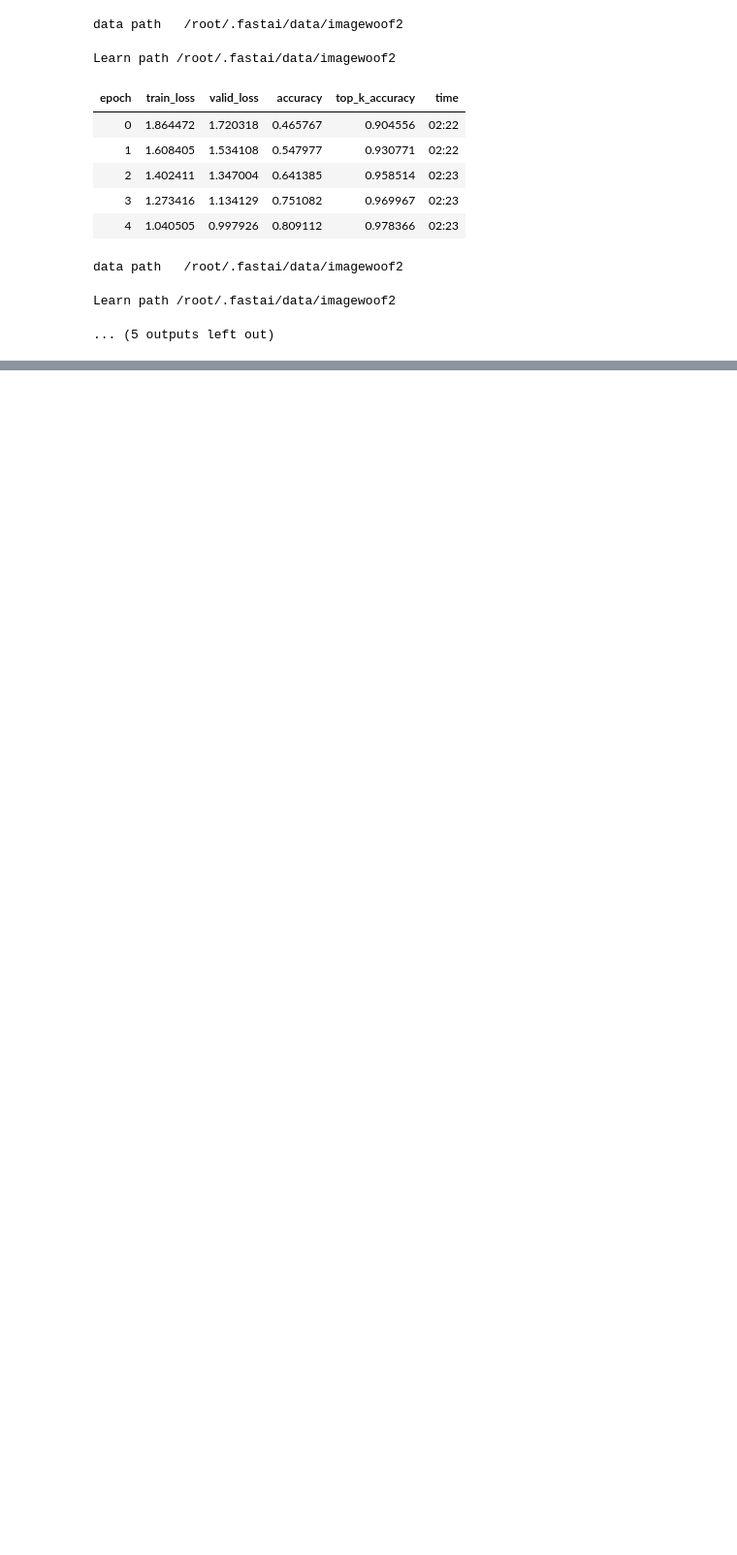
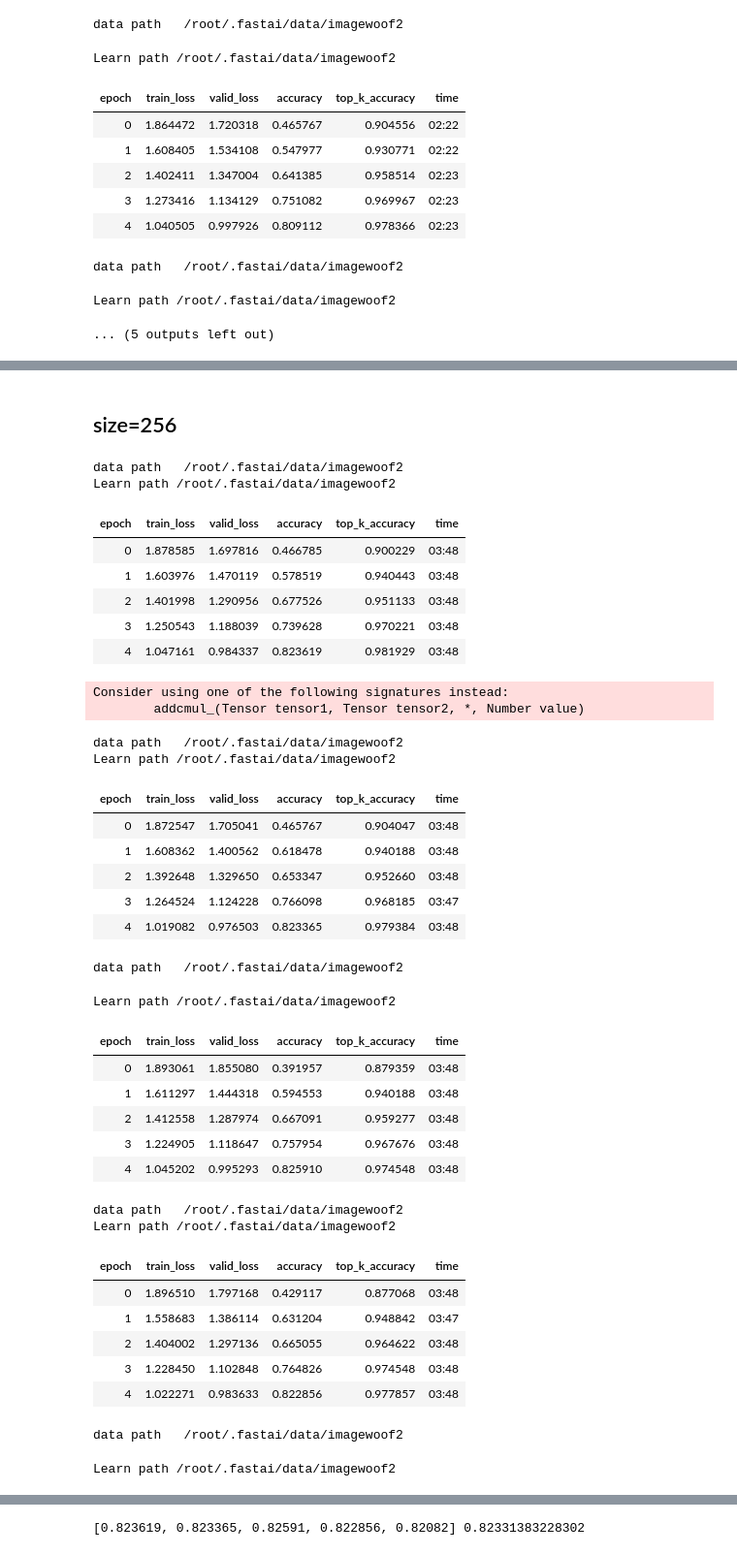
Before and after one commit to BoaEi/imagenette_experiments, a Jupyter notebook: Woof_ResNet_separable.ipynb, the cells around one changed output, grey strips where cells are left out. Shown at 97% size. Cells and saved outputs as stored; diff of their text form; code cells hidden in the pictures; blank space fills up the shorter version.

```diff
--- a/Woof_ResNet_separable.ipynb
+++ b/Woof_ResNet_separable.ipynb
@@ -377,0 +435,46 @@ print([round(x, 6) for x in res], sum(res)/len(res))
+# %% [markdown]
+## size=256
+# %%
+for epochs in [5]*5:
+    mixup=0 if epochs<=20 else 0.2
+    learn = get_learn(model=model, size=256, bs=16, mixup=mixup)
+    learn.fit_fc(epochs, lr=4e-3, moms=(0.95,0.95), start_pct=0.72)
+    res += [learn.recorder.metrics[-1][0].item()]
+print([round(x, 6) for x in res], sum(res)/len(res))
+# %% [output]
+data path   /root/.fastai/data/imagewoof2
+Learn path /root/.fastai/data/imagewoof2
+| epoch | train_loss | valid_loss | accuracy | top_k_accuracy | time |
+| 0 | 1.878585 | 1.697816 | 0.466785 | 0.900229 | 03:48 |
+| 1 | 1.603976 | 1.470119 | 0.578519 | 0.940443 | 03:48 |
+| 2 | 1.401998 | 1.290956 | 0.677526 | 0.951133 | 03:48 |
+| 3 | 1.250543 | 1.188039 | 0.739628 | 0.970221 | 03:48 |
+| 4 | 1.047161 | 0.984337 | 0.823619 | 0.981929 | 03:48 |
+Consider using one of the following signatures instead:
+        addcmul_(Tensor tensor1, Tensor tensor2, *, Number value)
+data path   /root/.fastai/data/imagewoof2
+Learn path /root/.fastai/data/imagewoof2
+| epoch | train_loss | valid_loss | accuracy | top_k_accuracy | time |
+| 0 | 1.872547 | 1.705041 | 0.465767 | 0.904047 | 03:48 |
+| 1 | 1.608362 | 1.400562 | 0.618478 | 0.940188 | 03:48 |
+| 2 | 1.392648 | 1.329650 | 0.653347 | 0.952660 | 03:48 |
+| 3 | 1.264524 | 1.124228 | 0.766098 | 0.968185 | 03:47 |
+| 4 | 1.019082 | 0.976503 | 0.823365 | 0.979384 | 03:48 |
+data path   /root/.fastai/data/imagewoof2
+Learn path /root/.fastai/data/imagewoof2
+| epoch | train_loss | valid_loss | accuracy | top_k_accuracy | time |
+| 0 | 1.893061 | 1.855080 | 0.391957 | 0.879359 | 03:48 |
+| 1 | 1.611297 | 1.444318 | 0.594553 | 0.940188 | 03:48 |
+| 2 | 1.412558 | 1.287974 | 0.667091 | 0.959277 | 03:48 |
+| 3 | 1.224905 | 1.118647 | 0.757954 | 0.967676 | 03:48 |
+| 4 | 1.045202 | 0.995293 | 0.825910 | 0.974548 | 03:48 |
+data path   /root/.fastai/data/imagewoof2
+Learn path /root/.fastai/data/imagewoof2
+| epoch | train_loss | valid_loss | accuracy | top_k_accuracy | time |
+| 0 | 1.896510 | 1.797168 | 0.429117 | 0.877068 | 03:48 |
+| 1 | 1.558683 | 1.386114 | 0.631204 | 0.948842 | 03:47 |
+| 2 | 1.404002 | 1.297136 | 0.665055 | 0.964622 | 03:48 |
+| 3 | 1.228450 | 1.102848 | 0.764826 | 0.974548 | 03:48 |
+| 4 | 1.022271 | 0.983633 | 0.822856 | 0.977857 | 03:48 |
+data path   /root/.fastai/data/imagewoof2
+Learn path /root/.fastai/data/imagewoof2
@@ -377,0 +487 @@ print([round(x, 6) for x in res], sum(res)/len(res))
+[0.823619, 0.823365, 0.82591, 0.822856, 0.82082] 0.82331383228302
```
Also changed, not shown: parts of 8 cells of this notebook.
